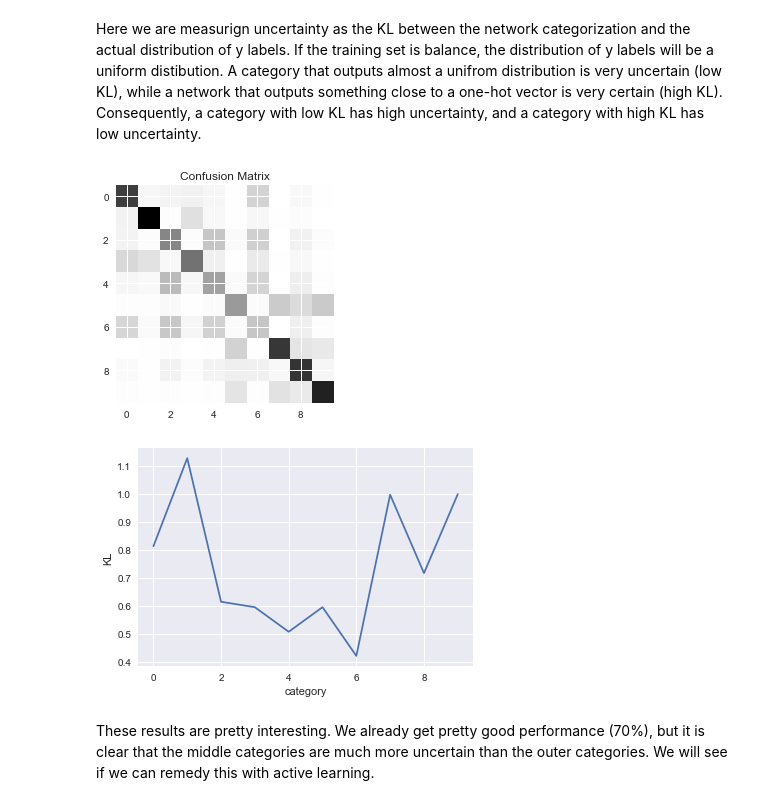
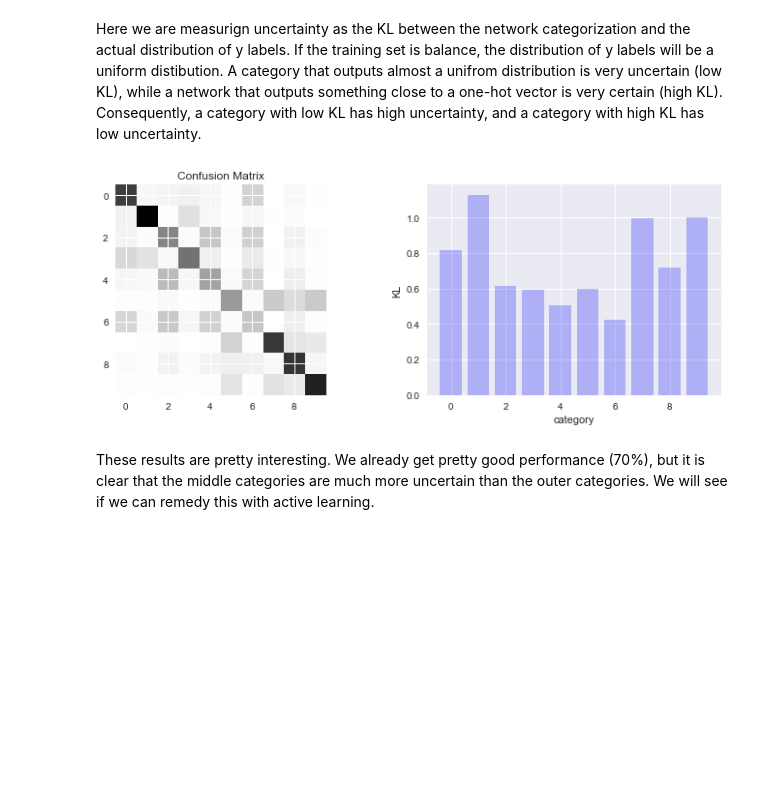
Before and after one commit to chongguo/ADVI-pymc3-Fashion-MNIST, a Jupyter notebook: ek_sandbox/BBB_active_learning_organized.ipynb, the cells around one changed output. Saved outputs shown, nothing was run; the diff lists cells and outputs as text; code cells hidden in the pictures; blank space fills up the shorter version.

```diff
--- a/ek_sandbox/BBB_active_learning_organized.ipynb
+++ b/ek_sandbox/BBB_active_learning_organized.ipynb
@@ -186,12 +186,19 @@ Test accuracy: 0.8759
 # %%
-n_samples_vec = [10,20, 30, 40, 50, 70, 100, 150, 200, 500, 1000, 10000, 60000]
+# n_samples_vec = [10,20, 30, 40, 50, 70, 100, 150, 200, 500, 1000, 10000, 60000]
 
-n_trials = 5
-test_acc_results = np.zeros((len(n_samples_vec), n_trials))
-for i, n_samples in enumerate(n_samples_vec):
-    print(n_samples)
-    for j in range(n_trials):
-        X_train_subset, y_train_subset = get_training_subset(X_train, y_train, n_samples)
-        test_acc = tf_model(X_train_subset, y_train_subset)
-        test_acc_results[i,j] = test_acc
+# n_trials = 10
+# test_acc_results = np.zeros((len(n_samples_vec), n_trials))
+# for i, n_samples in enumerate(n_samples_vec):
+#     print(n_samples)
+#     for j in range(n_trials):
+#         X_train_subset, y_train_subset = get_training_subset(X_train, y_train, n_samples)
+#         test_acc = tf_model(X_train_subset, y_train_subset)
+#         test_acc_results[i,j] = test_acc
+
+# mean_perf = np.mean(test_acc_results, axis=1)
+# std_perf = np.std(test_acc_results, axis=1)
+# num_points_plot = 11
+# plt.plot(n_samples_vec[:], mean_perf[:], c='blue')
+# plt.fill_between(n_samples_vec[:], mean_perf[:num_points_plot]+std_perf[:], mean_perf[:num_points_plot]-std_perf[:], color='blue', alpha=.25)
+# plt.show()
 # %% [output]
@@ -355,21 +365,20 @@ f.suptitle("Example BBB Classification",fontsize=fontsize+4);
 #### Evaluate uncertainty within each category
 # %% [markdown]
 Here we are measurign uncertainty as the KL between the network categorization and the actual distribution of y labels. If the training set is balance, the distribution of y labels will be a uniform distibution. A category that outputs almost a unifrom distribution is very uncertain (low KL), while a network that outputs something close to a one-hot vector is very certain (high KL). Consequently, a category with low KL has high uncertainty, and a category with high KL has low uncertainty.
-# %%
-one_hot, cat_hist, cat_entropy, cat_KL = get_cat_entropy(X_test, y_test, ppc_test)
-plt.figure(figsize=(4,4))
-plt.imshow(cat_hist)
-plt.title('Confusion Matrix')
-plt.show()
-plt.figure(figsize=(6,4))
-plt.plot(cat_KL, label='KL')
-# plt.legend()
-plt.xlabel('category')
-plt.ylabel('KL')
-plt.show()
-# %% [output]
-[figure, removed]
-[figure, removed]
+# %%
+fig, ax = plt.subplots(1,2, figsize=(12,4))
+
+one_hot, cat_hist, cat_entropy, cat_KL = get_cat_entropy(X_test, y_test, ppc_test)
+ax[0].imshow(cat_hist)
+ax[0].set_title('Confusion Matrix')
+ax[1].bar(np.arange(10), cat_KL, color='blue', alpha=.25)
+# plt.legend()
+ax[1].set_xlabel('category')
+ax[1].set_ylabel('KL')
+
+plt.show()
+# %% [output]
+[figure, added]
 # %% [markdown]
 These results are pretty interesting. We already get pretty good performance (70%), but it is clear that the middle categories are much more uncertain than the outer categories. We will see if we can remedy this with active learning.
 # %% [markdown]
```
Also changed, not shown: parts of 16 cells of this notebook, 1 other file.
